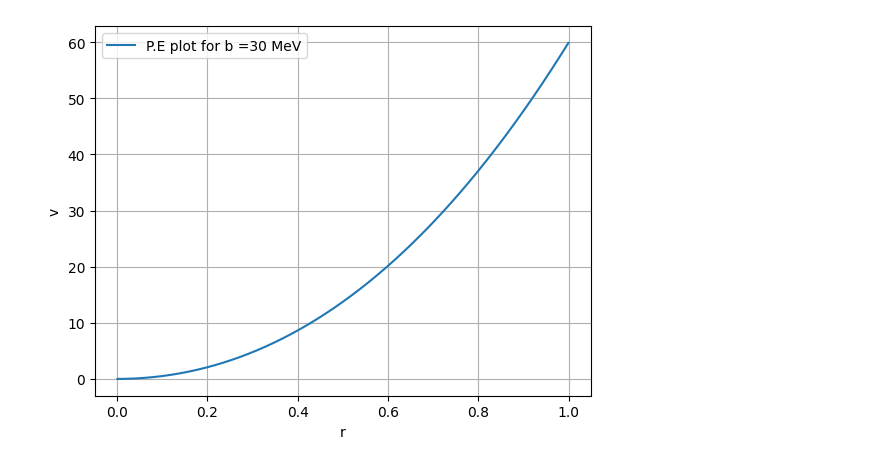
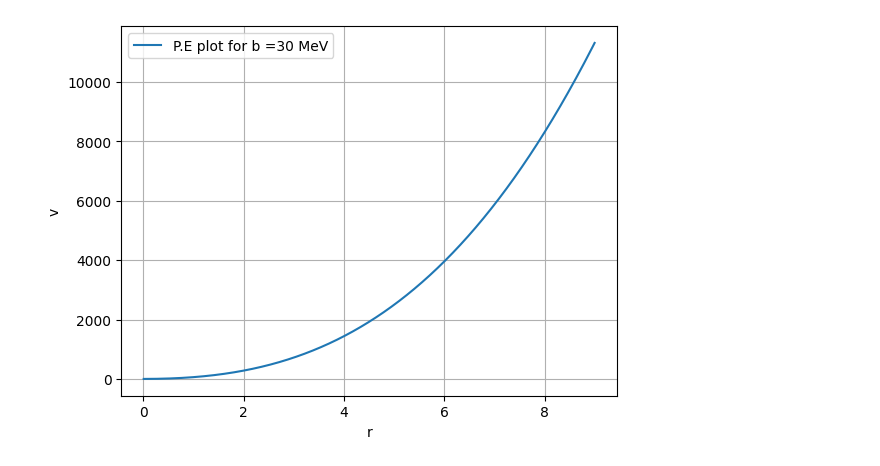
Before and after one commit to Pawani-NA34/quantum-mechanics, a Jupyter notebook: qm_TL7_cubicAnharmonic.ipynb, the cells around one changed output. Drawn from its saved outputs; the diff is of its cells as text; code cells hidden in the pictures.

```diff
--- a/qm_TL7_cubicAnharmonic.ipynb
+++ b/qm_TL7_cubicAnharmonic.ipynb
@@ -7,12 +7,11 @@ n = 1001
 h_bar = 1.054 * 10**(-34)  # Planck's constant in J*s
 e = 1.6 * 10**(-19)        # elementary charge in C
 Z = 1                      # Atomic number for hydrogen
-k = 8.99 * 10**9           # Coulomb's constant (1/4 pi epsilon_0) in N*m^2/C^2
+# k = 8.99 * 10**9           # Coulomb's constant (1/4 pi epsilon_0) in N*m^2/C^2
 a0 = 5.29 * 10**(-11)        # Bohr radius in m
 E0 = -13.6   # eV, ground state energy of hydrogen
-
 r_min = 0
-r_max = 1   # fm
+r_max = 9   # fm
 r = np.linspace(r_min, r_max, n)
 delta_r = r[1] - r[0]
 a = 0.1* 10**(-9)
@@ -31,16 +29,88 @@ print(delta_r)
 # %%
 ke = (-c) * ( np.eye((n-2), k = 1) + (-2)*np.eye(n-2) + np.eye((n-2), k = -1) ) # kinetic energy matrix
 r_new = r[1:-1]  # new r values corresponding to the eigenvectors
-
+# let count = 3
+count = 3
+print("Inspecting", count, "number of states:")
 for b in [0, 10, 30]:
     print("\nb =",b,"MeV/fm")
-    v = (k*r*r /2) +(b * (r**3) /3)   # MeV
+    v = (k*r*r /2) +(b * (r**3) /3)   # b is in MeV/fm^3
     pe = np.diag(v[1:-1])  # potential energy matrix
 
     Hamil = ke + pe     # This will be a radial Schrodinger equation for the hydrogen atom
     eig_val, eig_vec = np.linalg.eigh(Hamil)  # Eig_vec will give us u(r) = r*R(r) where R(r) is the radial wavefunction
+    print("(Eigen values) energy ",eig_val[0:3], "MeV")  # print the ground state eigenvalues in eV
+    # energy[:count] = eig_val[:count]
+    psi = eig_vec
+    delx = delta_r
+    x_new = r_new
+    # NORMALISE and store only bound-state wavefunctions
+    for j in range(count):
+        norm = np.sqrt(np.trapezoid(eig_vec[:, j]**2, r[1:-1]))
+        eig_vec[:, j] = eig_vec[:, j]/norm           # psi[r_index, screening_index, state_index]
 
-    print("Ground state energy ",eig_val[0:5], "MeV")  # print the ground state eigenvalues in eV
+    exp_x = np.zeros(count)
+    exp_x2 = np.zeros(count)
+    exp_v = np.zeros(count)
+
+    exp_p = np.zeros(count)
+    exp_p2 = np.zeros(count)
+    exp_ke = np.zeros(count)
+
+    diff_psi = (psi[1:,:] - psi[:-1,:])/delx  # shape of diff_psi is (n-3, count)
+    xmid = (x_new[1:] + x_new[:-1])/2  # x_i = (x[i] + x[i+1])/2;  (everything except the first - everything except the last)/2
+    psi_mid = (psi[1:,:] + psi[:-1,:])/2
+    diff2_psi = (diff_psi[1:,:] - diff_psi[:-1,:])/delx  # shape of diff2_psi is (n-4, count)
+    psi_mid2 = psi[1:-1,:]  # shape of psi_mid2 is (n-4, count); exclude 1st & last point
+    xmid2 = x_new[1:-1]
+
+    sigma_x = np.zeros(count)
+    sigma_p = np.zeros(count)
+    sigma_xp = np.zeros(count)
+
+    print("Calculating expectation values for state:")
+    for i in range(count):
+        print("\n",i+1,") ")
+        yp = x_new* psi[:,i]**2
+        # <x> = psi(x)^2 * x
+        exp_x[i]= np.trapezoid(yp, x_new)
+
+        # <x^2> = psi(x)^2 * x^2
+        yp2 = (x_new* psi[:,i])**2
+        exp_x2[i] = np.trapezoid(yp2, x_new)
+
+        # <V> = psi(x)^2 * V(x)
+        yp3 = v[1:-1] * psi[:,i]**2
+        #print("yp3 shape: ", yp3.shape, "xnew shape: ", xnew.shape)
+        exp_v[i] = np.trapezoid(yp3, x_new)
+
+        print("<x> = ", exp_x[i])
+        print("<x^2> = ", exp_x2[i])
+        print("<V> = ", exp_v[i])
+
+        # <p> = -i*h_bar*(psi*(x) d(psi)/dx)
+        yp4 = (psi_mid[:,i] * diff_psi[:,i])
+        #print("yp4 shape: ", yp4.shape, "xmid shape: ", xmid.shape)
+        exp_p[i] = (-1) * h_bar * np.trapezoid(yp4, xmid)
+        print("<p> = ", exp_p[i] * 1j)
+
+        # <p^2> = -h_bar^2 *(psi*(x) d2(psi)/dx2)
+        yp5 = psi_mid2[:,i]*diff2_psi[:,i]
+        exp_p2[i]= np.trapezoid(yp5, xmid2) * (-1 * h_bar**2)
+        print("<p^2> = ", exp_p2[i])
+
+        # <k> = <p^2>/2m
+        exp_ke[i] = exp_p2[i]/(2*m*e)
+        print("<KE> = ", exp_ke[i])
+        print("Total energy = <KE> + <V> = ", exp_ke[i] + exp_v[i], f"MeV")
+
+        # Uncertainty in x = sqrt(<x^2> - <x>^2)
+        var_x = exp_x2[i] - (exp_x[i]**2)
+        sigma_x[i] = np.sqrt(var_x)
+        var_p = exp_p2[i] - (exp_p[i]**2)
+        sigma_p[i] = np.sqrt(var_p)
+        sigma_xp[i] = sigma_x[i] * sigma_p[i]
+    print( "Ratio of (sigma_x * sigma_p)/(h_bar/2) :", (2 * sigma_xp/h_bar))
 
     plt.plot(r_new, v[1:-1], label=f"P.E plot for b ={b} MeV")
     plt.legend()
@@ -60 +175 @@ Ground state energy  [ 220.10741041  836.05159126 1858.56395484 3289.59488519 51
-[figure, old version]
+[figure, new version]
```
Also changed, not shown: parts of 3 cells of this notebook, 1 other file.
